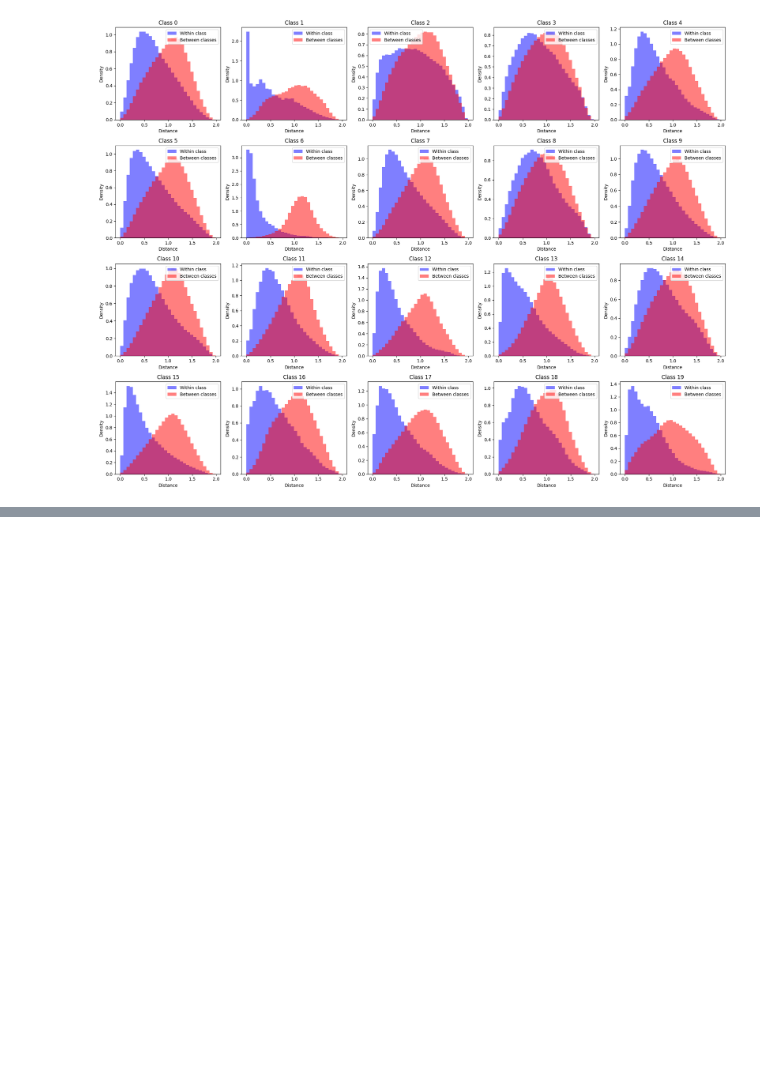
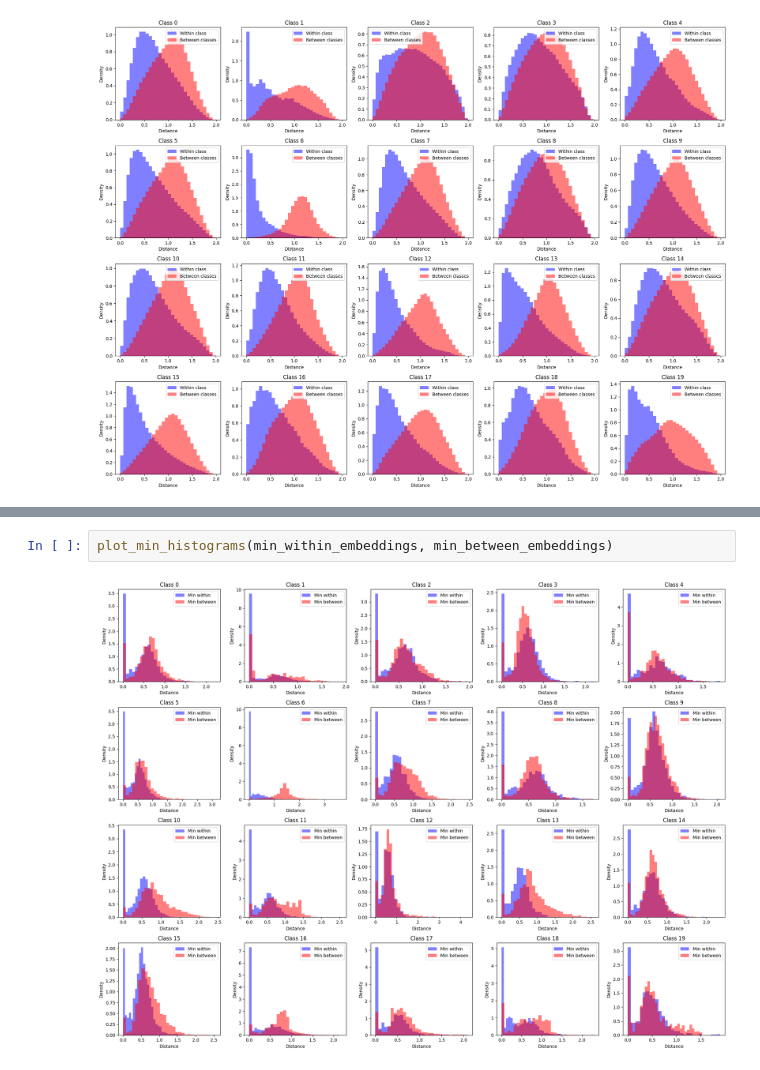
Before and after one commit to elliev7/partiii_research_project, a Jupyter notebook: fingerprinting/histograms.ipynb, the cells around one changed output, grey strips where cells are left out. Cells and saved outputs as stored; diff of their text form; blank space fills up the shorter version.

```diff
--- a/fingerprinting/histograms.ipynb
+++ b/fingerprinting/histograms.ipynb
@@ -175,0 +273,4 @@ plot_distance_histograms(distances_within_embeddings_cosine, distances_between_e
+# %%
+plot_min_histograms(min_within_embeddings, min_between_embeddings)
+# %% [output]
+[figure, added]
```
Also changed, not shown: parts of 14 cells of this notebook.
